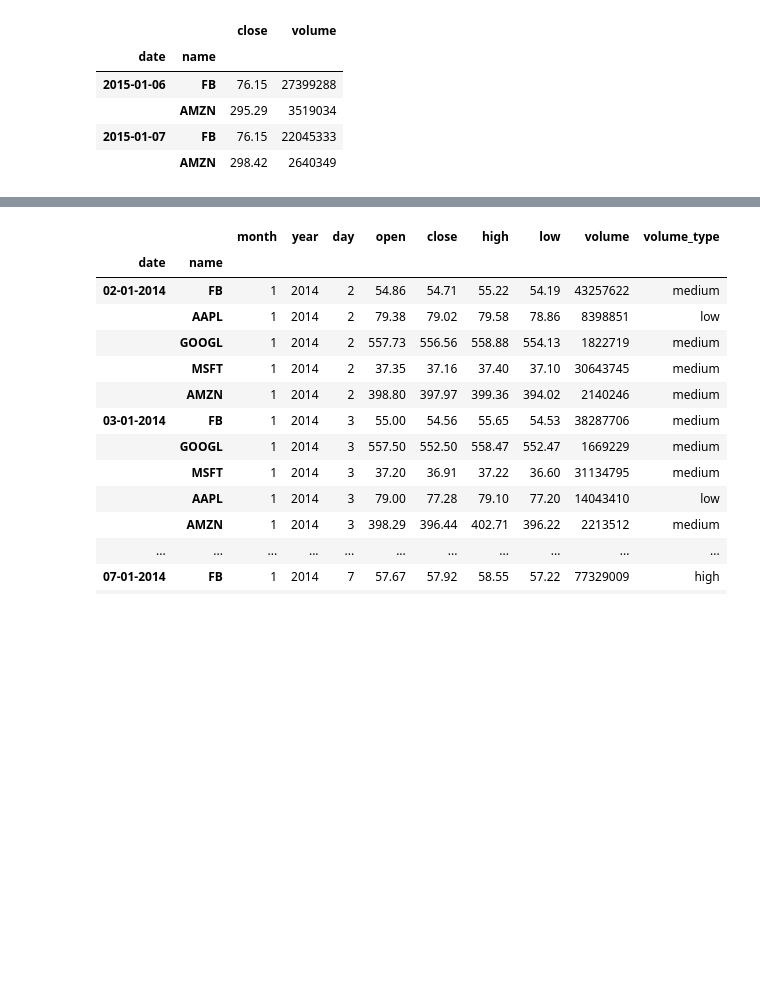
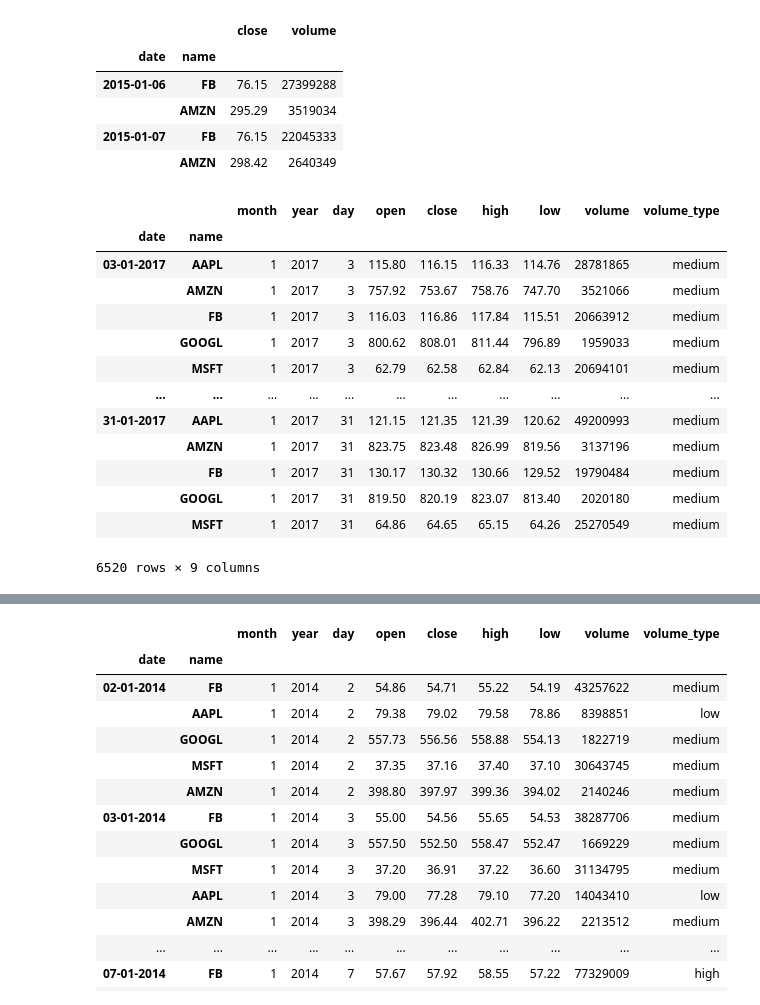
Before and after one commit to Narula901/Python-Library, a Jupyter notebook: Pandas/Practice Problems/Practice Problem - Going MultiDimensional - 1.ipynb, the cells around one changed output, grey strips where cells are left out. Drawn from its saved outputs; the diff is of its cells as text; code cells hidden in the pictures; blank space fills up the shorter version.

```diff
--- a/Pandas/Practice Problems/Practice Problem - Going MultiDimensional - 1.ipynb
+++ b/Pandas/Practice Problems/Practice Problem - Going MultiDimensional - 1.ipynb
@@ -360,6 +358,26 @@ tech.loc[(['2015-01-06', '2015-01-07'], ['FB', 'AMZN']), ['close', 'volume']]
 |  | AMZN | 298.42 | 2640349 |
 # %%
 # What about slices?
+# %%
+tech_sorted = tech.sort_index(level='date')
+df = tech_sorted.loc['03-01-2017':'31-01-2017']
+# %%
+df
+# %% [output]
+|  |  | month | year | day | open | close | high | low | volume | volume_type |
+| date | name |  |  |  |  |  |  |  |  |  |
+| 03-01-2017 | AAPL | 1 | 2017 | 3 | 115.80 | 116.15 | 116.33 | 114.76 | 28781865 | medium |
+|  | AMZN | 1 | 2017 | 3 | 757.92 | 753.67 | 758.76 | 747.70 | 3521066 | medium |
+|  | FB | 1 | 2017 | 3 | 116.03 | 116.86 | 117.84 | 115.51 | 20663912 | medium |
+|  | GOOGL | 1 | 2017 | 3 | 800.62 | 808.01 | 811.44 | 796.89 | 1959033 | medium |
+|  | MSFT | 1 | 2017 | 3 | 62.79 | 62.58 | 62.84 | 62.13 | 20694101 | medium |
+| ... | ... | ... | ... | ... | ... | ... | ... | ... | ... | ... |
+| 31-01-2017 | AAPL | 1 | 2017 | 31 | 121.15 | 121.35 | 121.39 | 120.62 | 49200993 | medium |
+|  | AMZN | 1 | 2017 | 31 | 823.75 | 823.48 | 826.99 | 819.56 | 3137196 | medium |
+|  | FB | 1 | 2017 | 31 | 130.17 | 130.32 | 130.66 | 129.52 | 19790484 | medium |
+|  | GOOGL | 1 | 2017 | 31 | 819.50 | 820.19 | 823.07 | 813.40 | 2020180 | medium |
+|  | MSFT | 1 | 2017 | 31 | 64.86 | 64.65 | 65.15 | 64.26 | 25270549 | medium |
+6520 rows × 9 columns
 # %%
 tech.loc['2017-01-03':'2017-01-31', 'open':'low']
 # %% [output]
```
Also changed, not shown: parts of 6 cells of this notebook.
